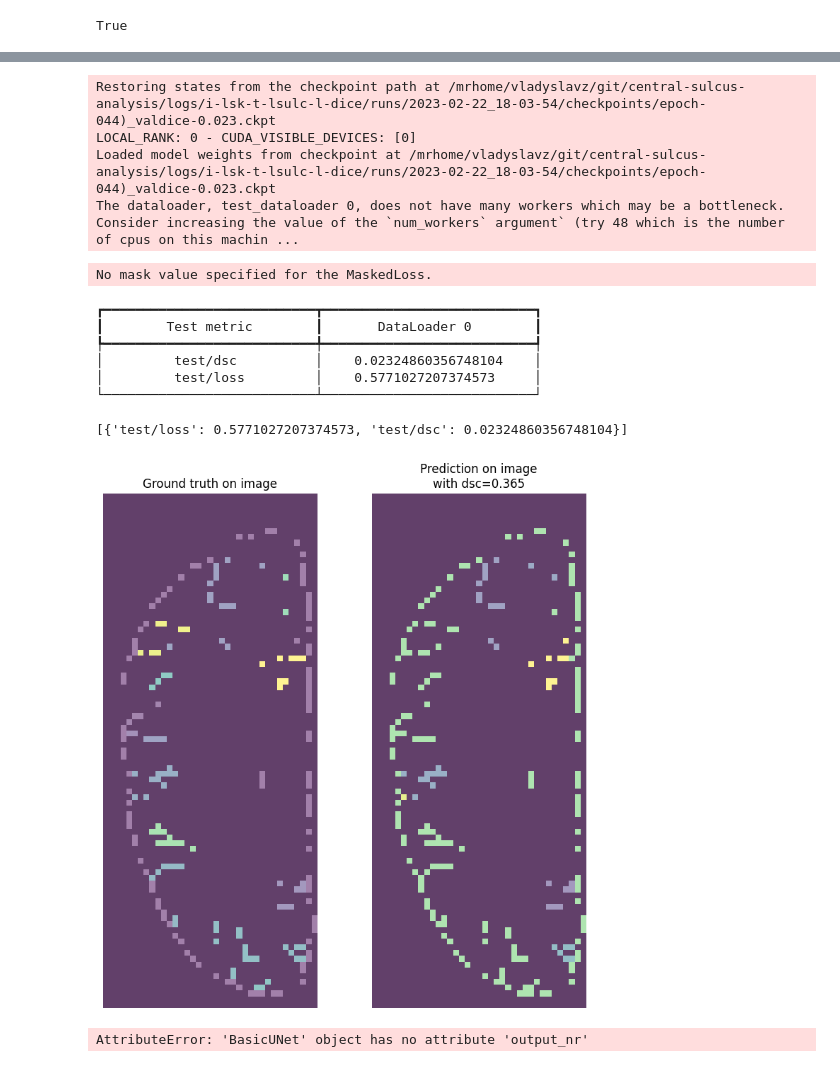
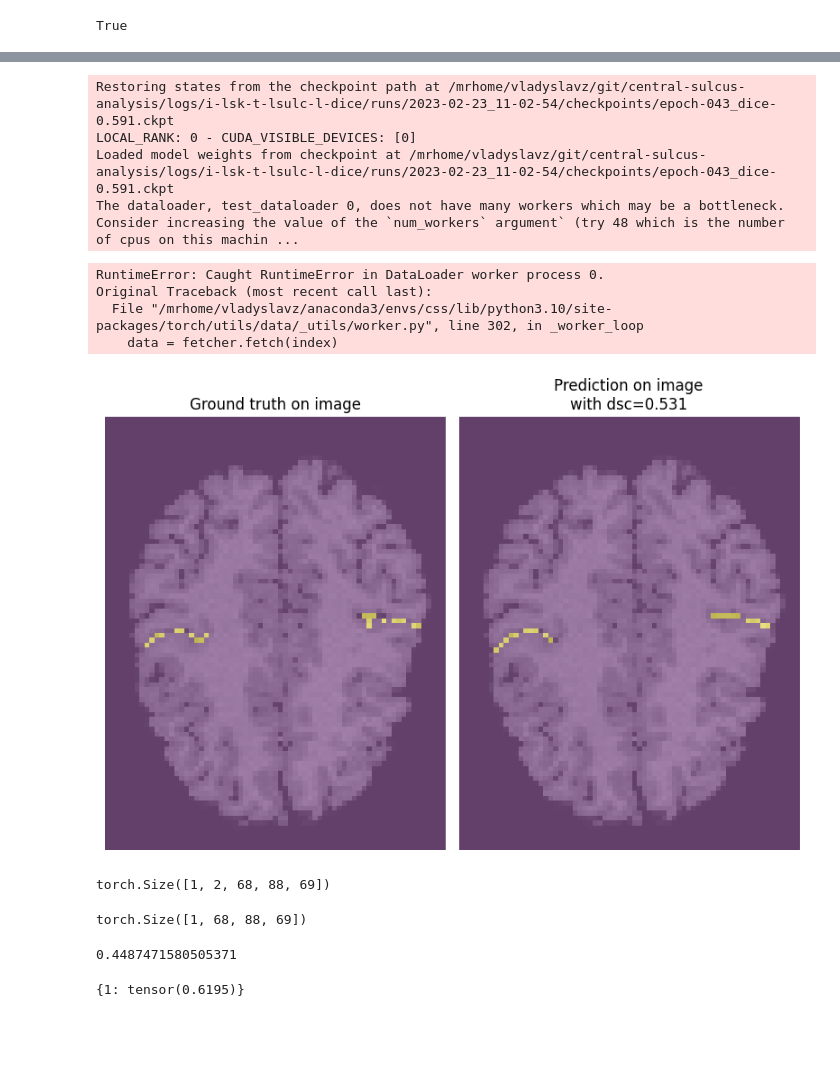
Before and after one commit to Vivikar/central-sulcus-analysis, a Jupyter notebook: notebooks/3_ExploreUNetPredictions.ipynb, the cells around one changed output, grey strips where cells are left out. Drawn from its saved outputs; the diff is of its cells as text; code cells hidden in the pictures; blank space fills up the shorter version.

Commit message:
add bvisa paper metrics but not finish testing

```diff
--- a/notebooks/3_ExploreUNetPredictions.ipynb
+++ b/notebooks/3_ExploreUNetPredictions.ipynb
@@ -30,10 +30,10 @@ True
 # %%
 log = utils.get_pylogger(__name__)
 # realtive patj
-EVAL_PATH = '../logs/i-lsk-t-lsulc-l-dice/runs/2023-02-22_18-03-54/.hydra'
+EVAL_PATH = '../logs/i-lsk-t-lsulc-l-dice/runs/2023-02-23_11-02-54/.hydra'
 
 # abs path
-CHKPT_PATH = '/mrhome/vladyslavz/git/central-sulcus-analysis/logs/i-lsk-t-lsulc-l-dice/runs/2023-02-22_18-03-54/checkpoints/epoch-044)_valdice-0.023.ckpt'
+CHKPT_PATH = '/mrhome/vladyslavz/git/central-sulcus-analysis/logs/i-lsk-t-lsulc-l-dice/runs/2023-02-23_11-02-54/checkpoints/epoch-043_dice-0.591.ckpt'
 
 device = 'cuda:0'
 
@@ -44,9 +44,10 @@ cfg.test = True
 # %%
 cfg.ckpt_path = CHKPT_PATH
 
+cfg.data.validation_batch_size = 2
+
 log.info(f"Instantiating datamodule <{cfg.data._target_}>")
 datamodule: LightningDataModule = hydra.utils.instantiate(cfg.data)
-
 log.info(f"Instantiating model <{cfg.model._target_}>")
 model: LightningModule = hydra.utils.instantiate(cfg.model).to(device)
 
@@ -67,18 +68,14 @@ HPU available: False, using: 0 HPUs
 trainer.test(model, dataloaders=datamodule.val_dataloader(),
              ckpt_path=CHKPT_PATH)
 # %% [output]
-Restoring states from the checkpoint path at /mrhome/vladyslavz/git/central-sulcus-analysis/logs/i-lsk-t-lsulc-l-dice/runs/2023-02-22_18-03-54/checkpoints/epoch-044)_valdice-0.023.ckpt
+Restoring states from the checkpoint path at /mrhome/vladyslavz/git/central-sulcus-analysis/logs/i-lsk-t-lsulc-l-dice/runs/2023-02-23_11-02-54/checkpoints/epoch-043_dice-0.591.ckpt
 LOCAL_RANK: 0 - CUDA_VISIBLE_DEVICES: [0]
-Loaded model weights from checkpoint at /mrhome/vladyslavz/git/central-sulcus-analysis/logs/i-lsk-t-lsulc-l-dice/runs/2023-02-22_18-03-54/checkpoints/epoch-044)_valdice-0.023.ckpt
+Loaded model weights from checkpoint at /mrhome/vladyslavz/git/central-sulcus-analysis/logs/i-lsk-t-lsulc-l-dice/runs/2023-02-23_11-02-54/checkpoints/epoch-043_dice-0.591.ckpt
 The dataloader, test_dataloader 0, does not have many workers which may be a bottleneck. Consider increasing the value of the `num_workers` argument` (try 48 which is the number of cpus on this machin ...
-No mask value specified for the MaskedLoss.
+RuntimeError: Caught RuntimeError in DataLoader worker process 0.
+Original Traceback (most recent call last):
+  File "/mrhome/vladyslavz/anaconda3/envs/css/lib/python3.10/site-packages/torch/utils/data/_utils/worker.py", line 302, in _worker_loop
+    data = fetcher.fetch(index)
-┏━━━━━━━━━━━━━━━━━━━━━━━━━━━┳━━━━━━━━━━━━━━━━━━━━━━━━━━━┓
-┃        Test metric        ┃       DataLoader 0        ┃
-┡━━━━━━━━━━━━━━━━━━━━━━━━━━━╇━━━━━━━━━━━━━━━━━━━━━━━━━━━┩
-│         test/dsc          │    0.02324860356748104    │
-│         test/loss         │    0.5771027207374573     │
-└───────────────────────────┴───────────────────────────┘
-[{'test/loss': 0.5771027207374573, 'test/dsc': 0.02324860356748104}]
 # %%
 for batch in datamodule.val_dataloader():
     image = batch['image']
@@ -93,31 +90,39 @@ with torch.no_grad():
 # %%
 pred = torch.argmax((pred_proba[0, :, : :, :]), dim=0).to(device)
 
 # set background to 0
 pred[image[0,0,:,:,:] == 0] = 0
 
 disc = Dice(ignore_index=0,
             average='macro',
             num_classes=65).to(device)
 
 disc_score = disc(torch.unsqueeze(pred, dim=0), target.to(device))
 
 
-sliecnum = 40
+sliecnum = 50
 
 fig, ax = plt.subplots(1, 2, figsize=(8, 8))
 
 ax[0].imshow(image[0, 0, sliecnum, :, :], cmap='gray', alpha=0.5)
 ax[0].imshow(target[0, sliecnum, :, :], alpha=0.5)
 ax[0].set_axis_off()
 ax[0].set_title('Ground truth on image')
 
 ax[1].imshow(image[0, 0, sliecnum, :, :], cmap='gray', alpha=0.5)
 ax[1].imshow(pred[sliecnum, :, :].cpu().numpy(), alpha=0.5)
 ax[1].set_axis_off()
 ax[1].set_title(f'Prediction on image\nwith dsc={disc_score:.3f}')
 
 plt.tight_layout()
 plt.show()
 # %% [output]
-[figure, old version]
+[figure, new version]
+# %%
+pred_proba.shape
+# %% [output]
+torch.Size([1, 2, 68, 88, 69])
+# %%
+target.shape
+# %% [output]
+torch.Size([1, 68, 88, 69])
@@ -124,3 +167,9 @@ plt.show()
+# %%
+subject_error
+# %% [output]
+0.4487471580505371
 # %%
+
+sulci_local_errors
 # %% [output]
-AttributeError: 'BasicUNet' object has no attribute 'output_nr'
+{1: tensor(0.6195)}
```
Also changed, not shown: parts of 9 cells of this notebook, 6 other files.
